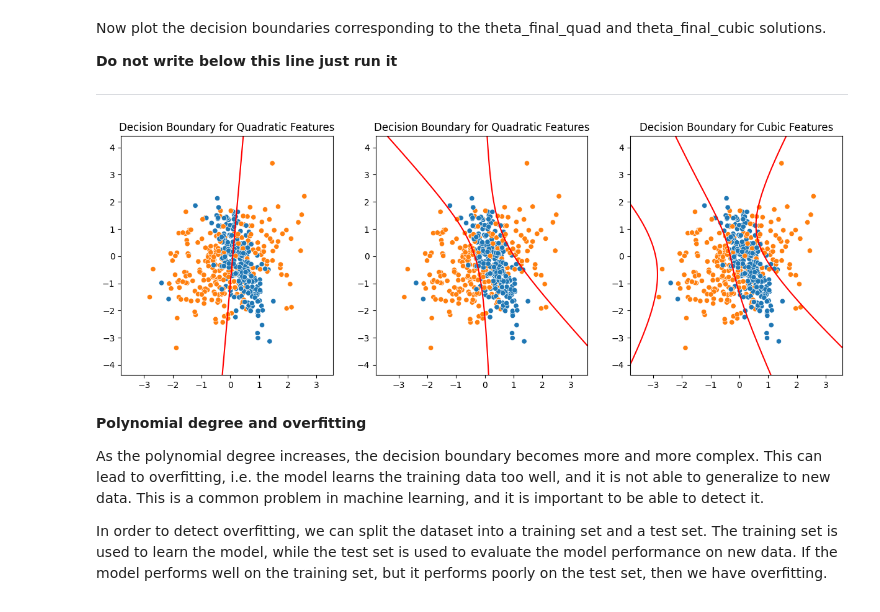
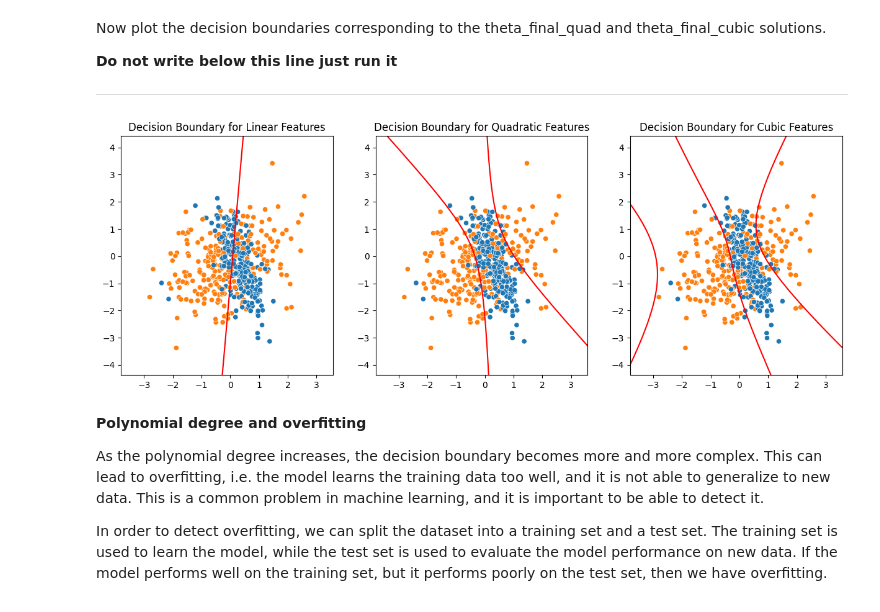
Before and after one commit to robertomagno1/FDS-HM2, a Jupyter notebook: HW2.ipynb, the cells around one changed output. Cells and saved outputs as stored; diff of their text form; code cells hidden in the pictures.

```diff
--- a/HW2.ipynb
+++ b/HW2.ipynb
@@ -568,35 +569,35 @@ def plot_boundary_function(
         y: the input labels
         theta: the final theta
         degree: the degree of the polynomial
         n_points: the number of points to plot
 
     Returns:
         None
     """
 
     x1_vec = np.linspace(X[:, 1].min() - 1, X[:, 1].max() + 1, n_points)
     x2_vec = np.linspace(X[:, 2].min() - 1, X[:, 2].max() + 1, n_points)
 
     x1_vec, x2_vec, f = boundary_function(x1_vec, x2_vec, theta, degree=degree)
     mesh_shape = int(np.sqrt(f.shape[0]))
 
     sns.scatterplot(x=X[:, 1], y=X[:, 2], hue=y, legend=False)
     plt.contour(
         x1_vec, x2_vec, f.reshape((mesh_shape, mesh_shape)), colors="red", levels=[0]
     )
 
 plt.figure(figsize=(15,5))
 plt.subplot(1,3,1)
 plot_boundary_function(X, y, model_lin.parameters, degree=1)
-plt.title("Decision Boundary for Quadratic Features")
+plt.title("Decision Boundary for Linear Features") #there was a typo here... I took the liberty to correct it
 plt.subplot(1,3,2)
 plot_boundary_function(X, y, model_quad.parameters, degree=2)
 plt.title("Decision Boundary for Quadratic Features")
 plt.subplot(1,3,3)
 plot_boundary_function(X, y, model_cubic.parameters, degree=3)
 plt.title("Decision Boundary for Cubic Features");
 # %% [output]
-[figure, old version]
+[figure, new version]
 # %% [markdown]
 **Polynomial degree and overfitting**
 
```
Also changed, not shown: parts of 10 cells of this notebook.
